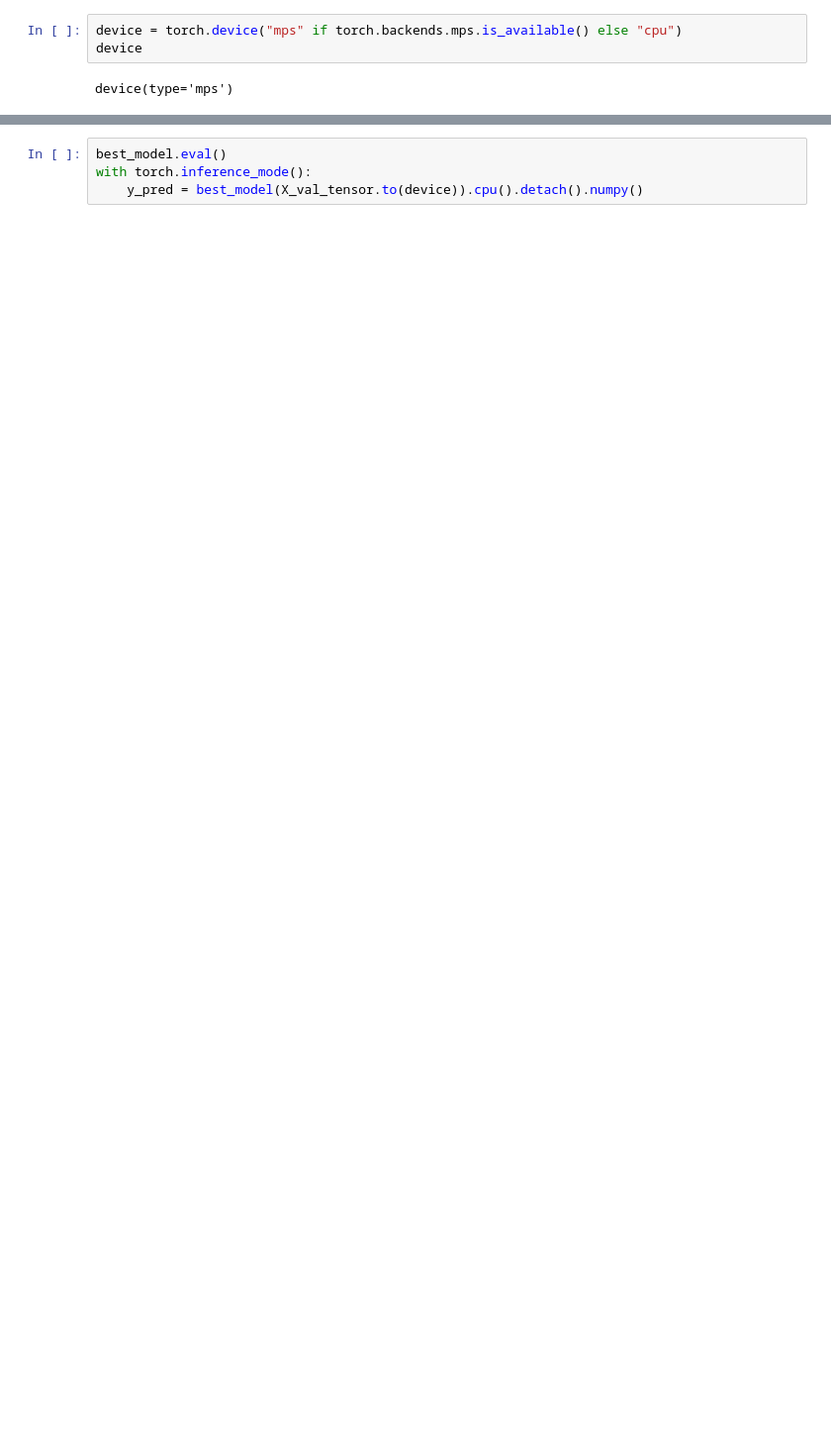
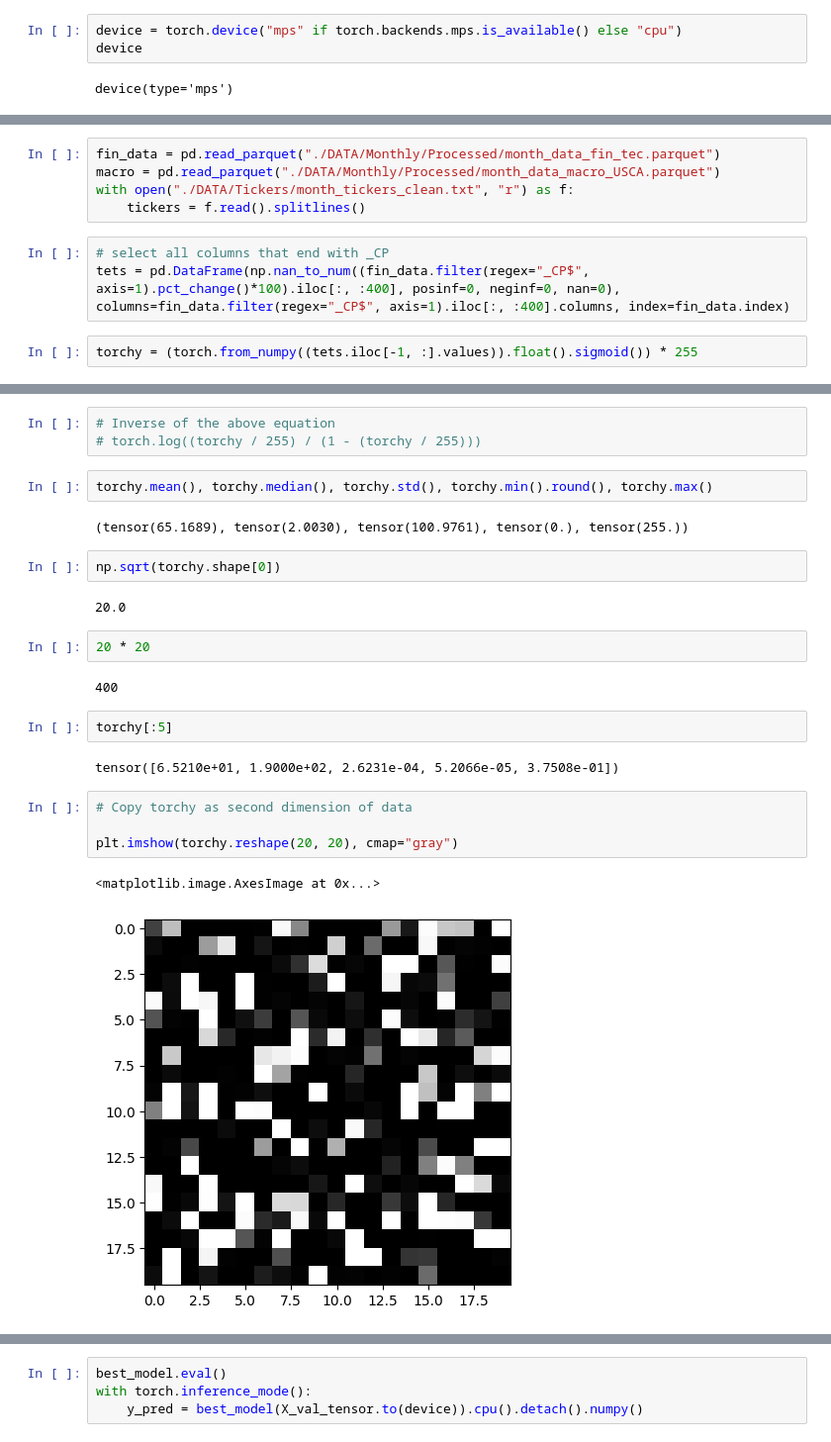
Before and after one commit to JPBergmann/Master-Thesis, a Jupyter notebook: cs_baseline_monthly_USCA.ipynb, the cells around one changed output, grey strips where cells are left out. Shown at 99% size. Drawn from its saved outputs; the diff is of its cells as text; blank space fills up the shorter version.

```diff
--- a/cs_baseline_monthly_USCA.ipynb
+++ b/cs_baseline_monthly_USCA.ipynb
@@ -296,0 +156,10 @@ Estimated Total Size (MB): 344.01
+# %%
+fin_data = pd.read_parquet("./DATA/Monthly/Processed/month_data_fin_tec.parquet")
+macro = pd.read_parquet("./DATA/Monthly/Processed/month_data_macro_USCA.parquet")
+with open("./DATA/Tickers/month_tickers_clean.txt", "r") as f:
+    tickers = f.read().splitlines()
+# %%
+# select all columns that end with _CP
+tets = pd.DataFrame(np.nan_to_num((fin_data.filter(regex="_CP$", axis=1).pct_change()*100).iloc[:, :400], posinf=0, neginf=0, nan=0), columns=fin_data.filter(regex="_CP$", axis=1).iloc[:, :400].columns, index=fin_data.index)
+# %%
+torchy = (torch.from_numpy((tets.iloc[-1, :].values)).float().sigmoid()) * 255
@@ -296,0 +170,26 @@ Estimated Total Size (MB): 344.01
+# %%
+# Inverse of the above equation
+# torch.log((torchy / 255) / (1 - (torchy / 255)))
+# %%
+torchy.mean(), torchy.median(), torchy.std(), torchy.min().round(), torchy.max()
+# %% [output]
+(tensor(65.1689), tensor(2.0030), tensor(100.9761), tensor(0.), tensor(255.))
+# %%
+np.sqrt(torchy.shape[0])
+# %% [output]
+20.0
+# %%
+20 * 20
+# %% [output]
+400
+# %%
+torchy[:5]
+# %% [output]
+tensor([6.5210e+01, 1.9000e+02, 2.6231e-04, 5.2066e-05, 3.7508e-01])
+# %%
+# Copy torchy as second dimension of data
+
+plt.imshow(torchy.reshape(20, 20), cmap="gray")
+# %% [output]
+<matplotlib.image.AxesImage at 0x...>
+[figure, added]
```
Also changed, not shown: parts of 72 cells of this notebook, 5 other files.
